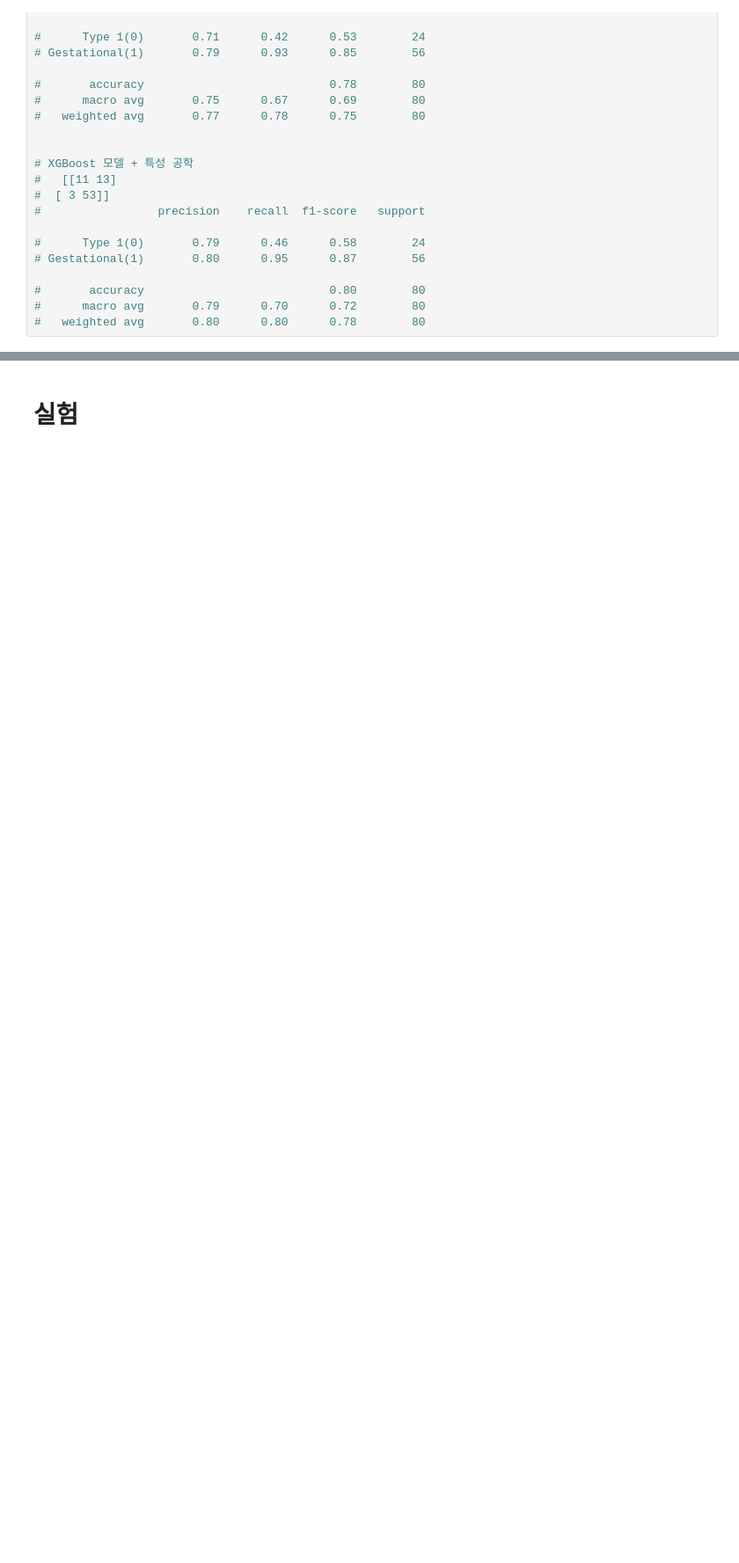
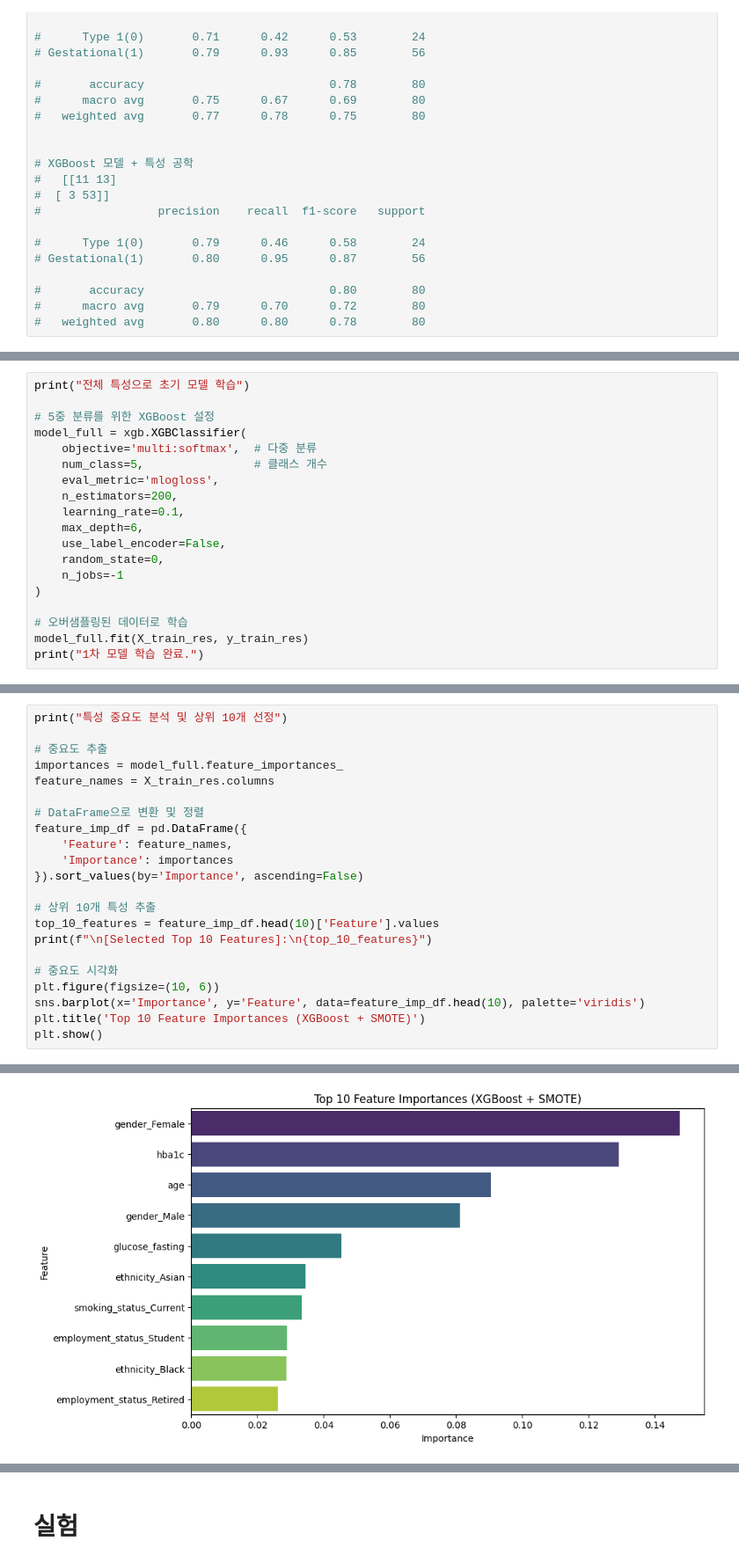
Before and after one commit to kkangmen/Diabetes-Classification-Project, a Jupyter notebook: diabetes.ipynb, the cells around one changed output, grey strips where cells are left out. Shown at 88% size. Drawn from its saved outputs; the diff is of its cells as text; blank space fills up the shorter version.

```diff
--- a/diabetes.ipynb
+++ b/diabetes.ipynb
@@ -2183,0 +2075,19 @@ Parameters: { "use_label_encoder" } are not used.
+# %%
+print("전체 특성으로 초기 모델 학습")
+
+# 5중 분류를 위한 XGBoost 설정
+model_full = xgb.XGBClassifier(
+    objective='multi:softmax',  # 다중 분류
+    num_class=5,                # 클래스 개수
+    eval_metric='mlogloss',
+    n_estimators=200,
+    learning_rate=0.1,
+    max_depth=6,
+    use_label_encoder=False,
+    random_state=0,
+    n_jobs=-1
+)
+
+# 오버샘플링된 데이터로 학습
+model_full.fit(X_train_res, y_train_res)
+print("1차 모델 학습 완료.")
@@ -2183,0 +2100,23 @@ Parameters: { "use_label_encoder" } are not used.
+# %%
+print("특성 중요도 분석 및 상위 10개 선정")
+
+# 중요도 추출
+importances = model_full.feature_importances_
+feature_names = X_train_res.columns
+
+# DataFrame으로 변환 및 정렬
+feature_imp_df = pd.DataFrame({
+    'Feature': feature_names,
+    'Importance': importances
+}).sort_values(by='Importance', ascending=False)
+
+# 상위 10개 특성 추출
+top_10_features = feature_imp_df.head(10)['Feature'].values
+print(f"\n[Selected Top 10 Features]:\n{top_10_features}")
+
+# 중요도 시각화
+plt.figure(figsize=(10, 6))
+sns.barplot(x='Importance', y='Feature', data=feature_imp_df.head(10), palette='viridis')
+plt.title('Top 10 Feature Importances (XGBoost + SMOTE)')
+plt.show()
+# %% [output]
@@ -2183,0 +2132 @@ Parameters: { "use_label_encoder" } are not used.
+[figure, added]
```
Also changed, not shown: parts of 54 cells of this notebook.
